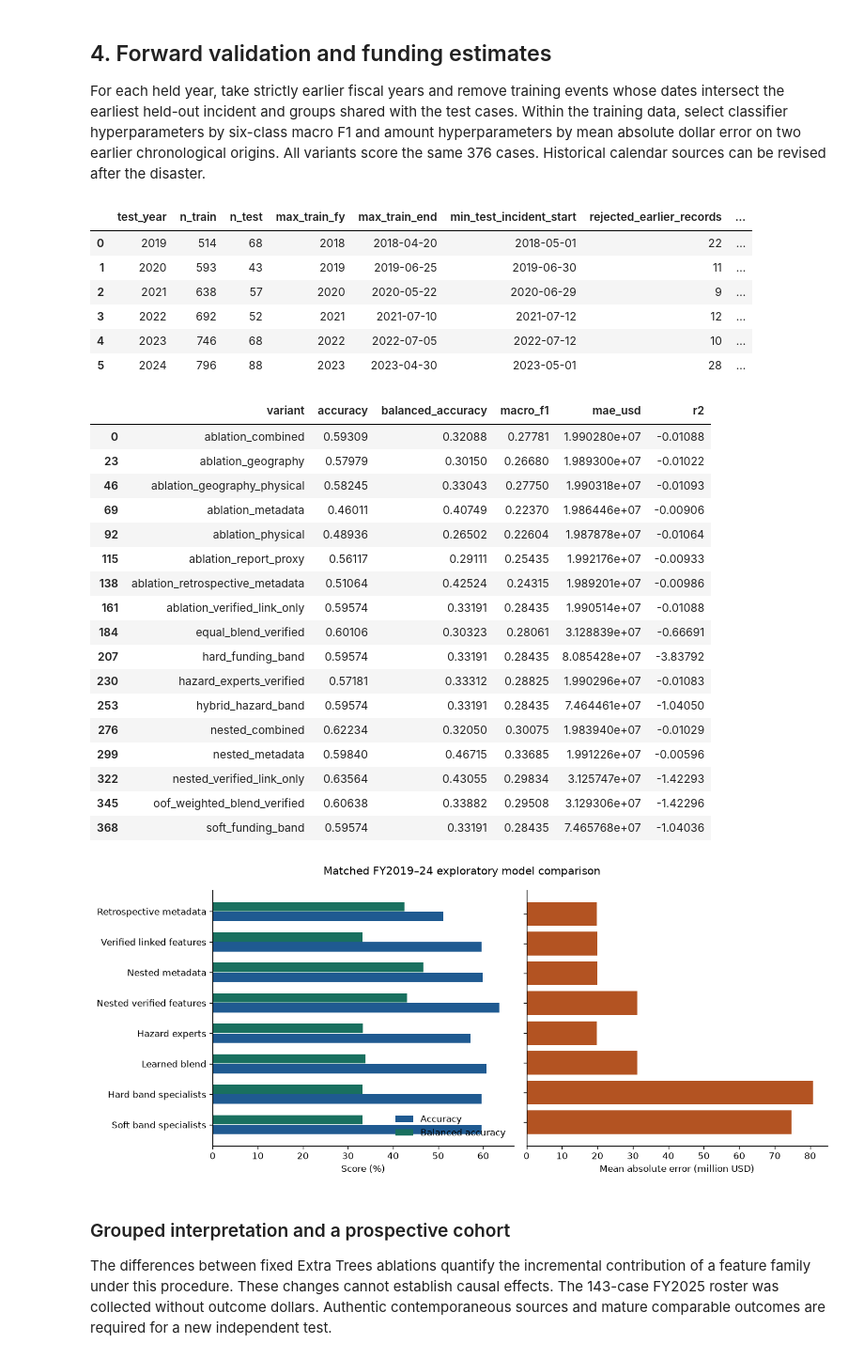
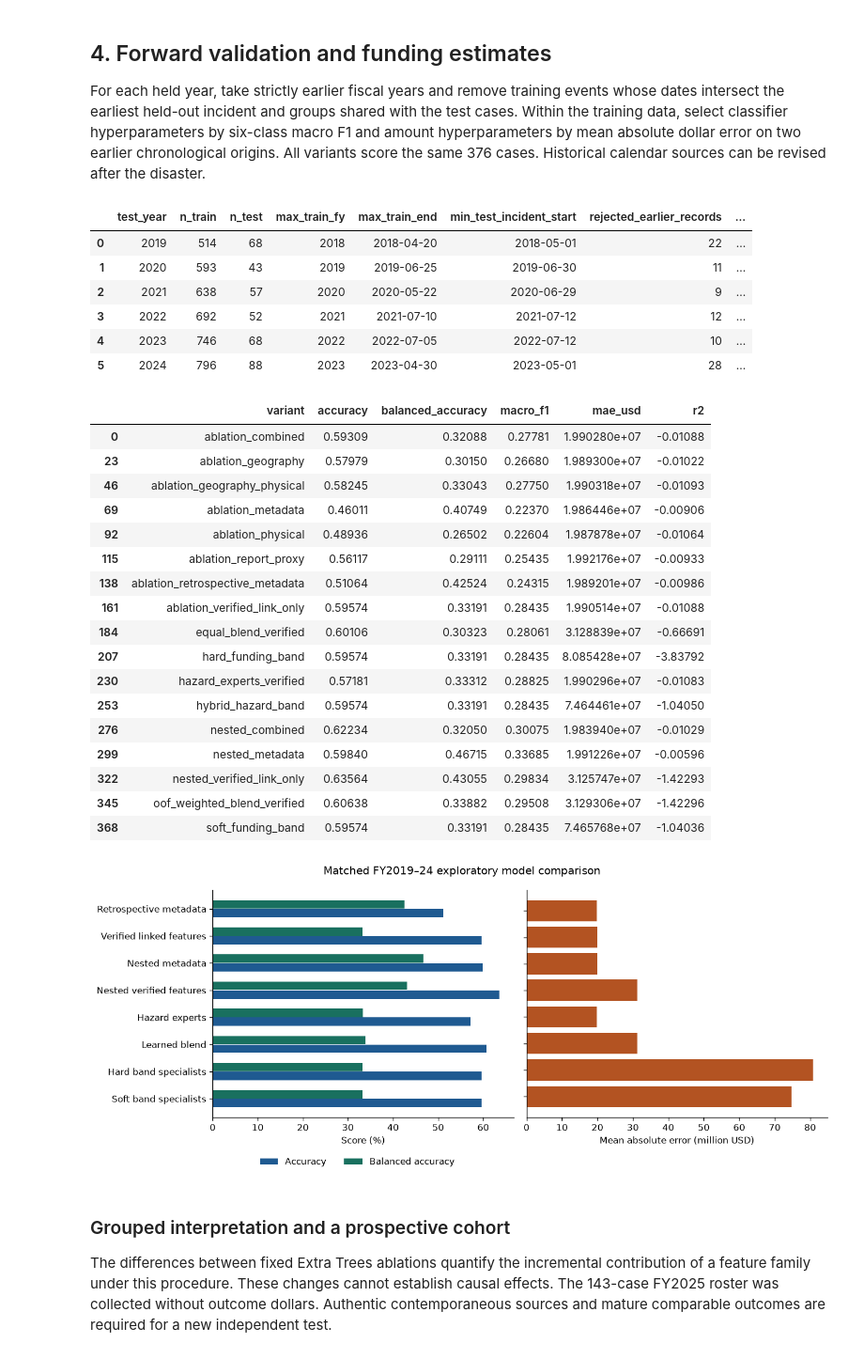
Before and after one commit to leonmarienga/ML-thesis, a Jupyter notebook: research/THESIS_REPRODUCTION.ipynb, the cells around one changed output. Shown at 94% size. Saved outputs shown, nothing was run; the diff lists cells and outputs as text; code cells hidden in the pictures.

```diff
--- a/research/THESIS_REPRODUCTION.ipynb
+++ b/research/THESIS_REPRODUCTION.ipynb
@@ -181,39 +180,39 @@ axs[0].barh(y+.16, 100*m.accuracy, height=.31, color=blue, label="Accuracy")
 axs[0].barh(y-.16, 100*m.balanced_accuracy, height=.31, color=green, label="Balanced accuracy")
 axs[0].set(yticks=y, yticklabels=labels, xlabel="Score (%)")
 axs[0].invert_yaxis()
-axs[0].legend(frameon=False)
+axs[0].legend(frameon=False, loc="upper center", bbox_to_anchor=(.48, -.14), ncol=2)
 axs[1].barh(y, m.mae_usd/1e6, color=orange)
 axs[1].set(yticks=y, yticklabels=[], xlabel="Mean absolute error (million USD)")
 axs[1].invert_yaxis()
 fig.suptitle("Matched FY2019–24 exploratory model comparison")
 finish(fig, "matched_forward_comparison")
 # %% [output]
 |  | test_year | n_train | n_test | max_train_fy | max_train_end | min_test_incident_start | rejected_earlier_records | ... |
 | 0 | 2019 | 514 | 68 | 2018 | 2018-04-20 | 2018-05-01 | 22 | ... |
 | 1 | 2020 | 593 | 43 | 2019 | 2019-06-25 | 2019-06-30 | 11 | ... |
 | 2 | 2021 | 638 | 57 | 2020 | 2020-05-22 | 2020-06-29 | 9 | ... |
 | 3 | 2022 | 692 | 52 | 2021 | 2021-07-10 | 2021-07-12 | 12 | ... |
 | 4 | 2023 | 746 | 68 | 2022 | 2022-07-05 | 2022-07-12 | 10 | ... |
 | 5 | 2024 | 796 | 88 | 2023 | 2023-04-30 | 2023-05-01 | 28 | ... |
 |  | variant | accuracy | balanced_accuracy | macro_f1 | mae_usd | r2 |
 | 0 | ablation_combined | 0.59309 | 0.32088 | 0.27781 | 1.990280e+07 | -0.01088 |
 | 23 | ablation_geography | 0.57979 | 0.30150 | 0.26680 | 1.989300e+07 | -0.01022 |
 | 46 | ablation_geography_physical | 0.58245 | 0.33043 | 0.27750 | 1.990318e+07 | -0.01093 |
 | 69 | ablation_metadata | 0.46011 | 0.40749 | 0.22370 | 1.986446e+07 | -0.00906 |
 | 92 | ablation_physical | 0.48936 | 0.26502 | 0.22604 | 1.987878e+07 | -0.01064 |
 | 115 | ablation_report_proxy | 0.56117 | 0.29111 | 0.25435 | 1.992176e+07 | -0.00933 |
 | 138 | ablation_retrospective_metadata | 0.51064 | 0.42524 | 0.24315 | 1.989201e+07 | -0.00986 |
 | 161 | ablation_verified_link_only | 0.59574 | 0.33191 | 0.28435 | 1.990514e+07 | -0.01088 |
 | 184 | equal_blend_verified | 0.60106 | 0.30323 | 0.28061 | 3.128839e+07 | -0.66691 |
 | 207 | hard_funding_band | 0.59574 | 0.33191 | 0.28435 | 8.085428e+07 | -3.83792 |
 | 230 | hazard_experts_verified | 0.57181 | 0.33312 | 0.28825 | 1.990296e+07 | -0.01083 |
 | 253 | hybrid_hazard_band | 0.59574 | 0.33191 | 0.28435 | 7.464461e+07 | -1.04050 |
 | 276 | nested_combined | 0.62234 | 0.32050 | 0.30075 | 1.983940e+07 | -0.01029 |
 | 299 | nested_metadata | 0.59840 | 0.46715 | 0.33685 | 1.991226e+07 | -0.00596 |
 | 322 | nested_verified_link_only | 0.63564 | 0.43055 | 0.29834 | 3.125747e+07 | -1.42293 |
 | 345 | oof_weighted_blend_verified | 0.60638 | 0.33882 | 0.29508 | 3.129306e+07 | -1.42296 |
 | 368 | soft_funding_band | 0.59574 | 0.33191 | 0.28435 | 7.465768e+07 | -1.04036 |
-[figure, old version]
+[figure, new version]
 # %% [markdown]
 ### Grouped interpretation and a prospective cohort
 
```
Also changed, not shown: parts of 3 cells of this notebook, 9 other files.
